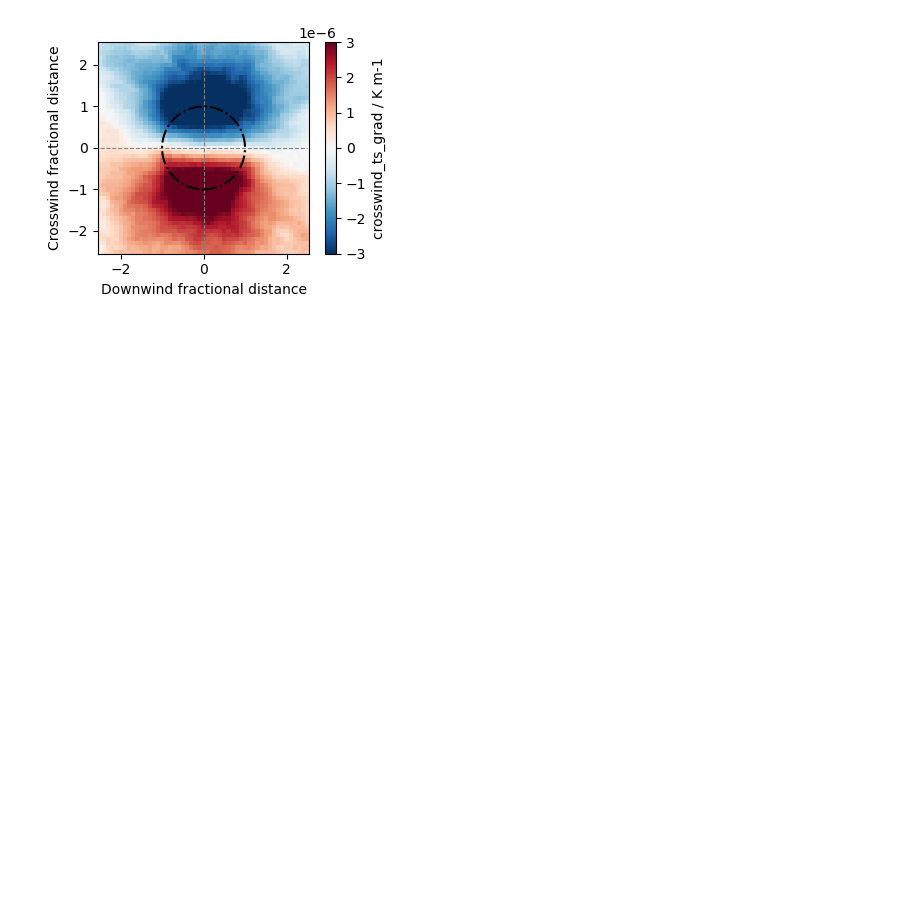
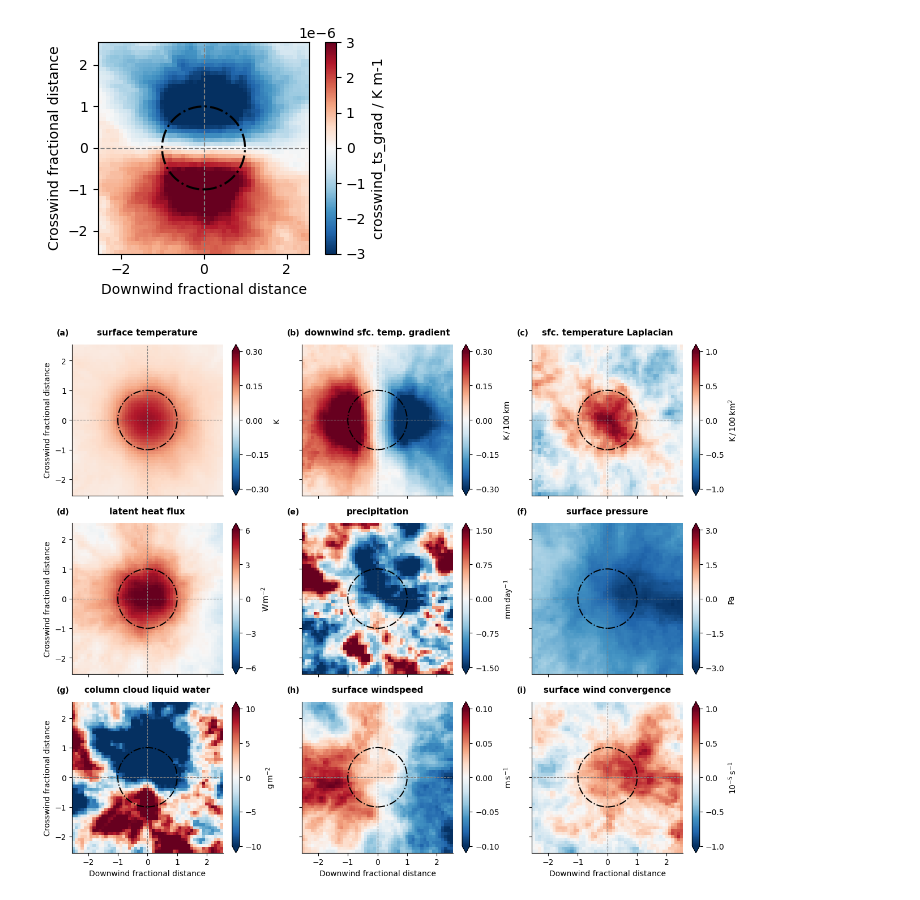
Before and after one commit to HF7weatherman/pycompo, a Jupyter notebook: examples/build_composite_step-by-step.ipynb, the cells around one changed output. Cells and saved outputs as stored; diff of their text form; code cells hidden in the pictures; blank space fills up the shorter version.

```diff
--- a/examples/build_composite_step-by-step.ipynb
+++ b/examples/build_composite_step-by-step.ipynb
@@ -149,3 +149,16 @@ for var in feature_compo_data.data_vars:
 [figure]
 [figure]
 [figure]
+# %%
+import importlib as implib
+implib.reload(pcplot)
+
+vars = [
+    'ts_ano', 'downwind_ts_ano_grad', 'ts_ano_laplacian', 'hfls_ano', 'pr_ano',
+    'ps_ano', 'cllvi_ano', 'sfcwind_ano', 'sfcwind_conv_ano']
+
+pcplot.plot_composite_overview(
+    pccompo.adjust_units(feature_compo_data.mean(dim='feature'), vars), vars
+    )
+# %% [output]
+[figure, added]
```
Also changed, not shown: parts of 1 cell of this notebook.
